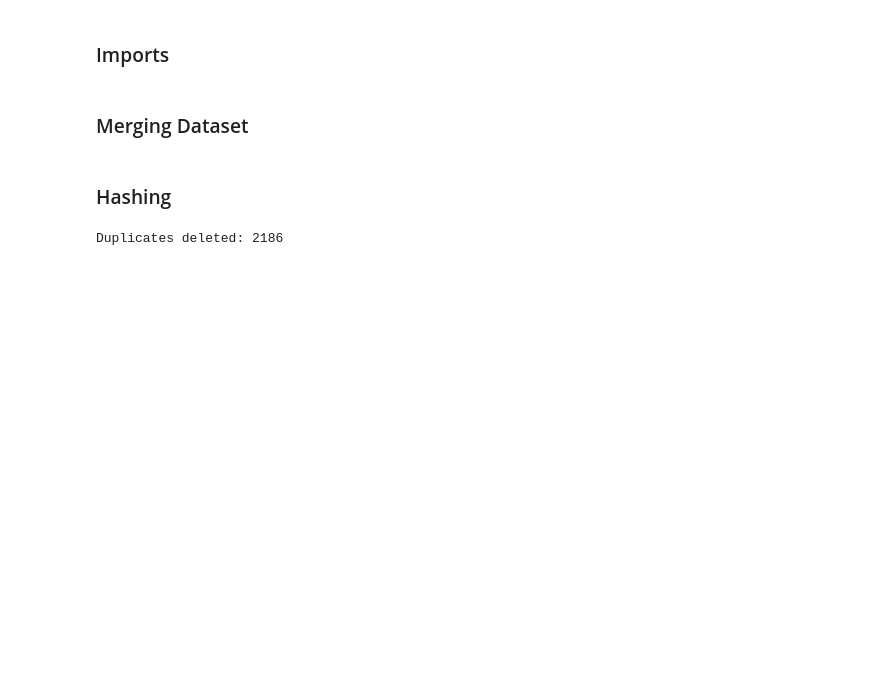
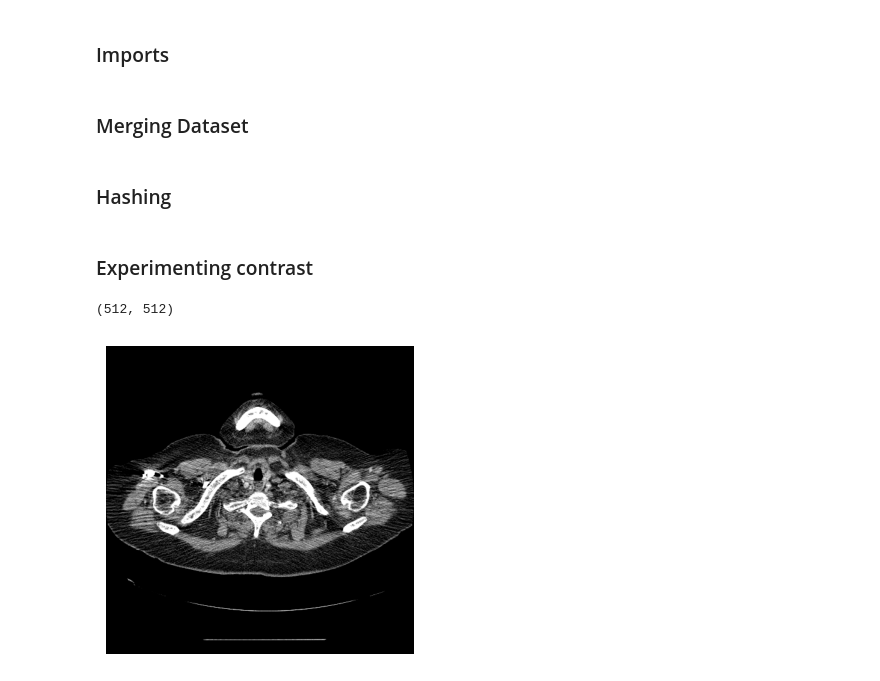
Before and after one commit to R-Mahin/Multi-Class-Lung-Cancer---2D, a Jupyter notebook: src/model.ipynb, the cells around one changed output. Drawn from its saved outputs; the diff is of its cells as text; code cells hidden in the pictures; blank space fills up the shorter version.

```diff
--- a/src/model.ipynb
+++ b/src/model.ipynb
@@ -63,38 +66,53 @@ if run_this_cell:
 # %% [markdown]
 ### Hashing
 # %%
-base_dir = r"D:\lung c. thesis 2d\data\merged_data"
-classes = ["N", "B", "M"]
+run_this_cell = False
 
-hashes = set()
-deleted = 0
+if run_this_cell:
+    base_dir = r"D:\lung c. thesis 2d\data\merged_data"
+    classes = ["N", "B", "M"]
 
-def file_hash(path):
-    h = hashlib.md5()
-    with open(path, "rb") as f:
-        h.update(f.read())
-    return h.hexdigest()
+    hashes = set()
+    deleted = 0
 
-for cls in classes:
-    folder = os.path.join(base_dir, cls)
+    def file_hash(path):
+        h = hashlib.md5()
+        with open(path, "rb") as f:
+            h.update(f.read())
+        return h.hexdigest()
 
-    for file in os.listdir(folder):
-        path = os.path.join(folder, file)
+    for cls in classes:
+        folder = os.path.join(base_dir, cls)
 
-        if not os.path.isfile(path):
-            continue
+        for file in os.listdir(folder):
+            path = os.path.join(folder, file)
 
-        try:
-            h = file_hash(path)
-        except:
-            continue
+            if not os.path.isfile(path):
+                continue
 
-        if h in hashes:
-            os.remove(path)
-            deleted += 1
-        else:
-            hashes.add(h)
+            try:
+                h = file_hash(path)
+            except:
+                continue
 
-print("Duplicates deleted:", deleted)
+            if h in hashes:
+                os.remove(path)
+                deleted += 1
+            else:
+                hashes.add(h)
+
+    print("Duplicates deleted:", deleted)
-# %% [output]
-Duplicates deleted: 2186
+# %% [markdown]
+### Experimenting contrast
+# %%
+img = cv2.imread(r"D:\lung c. thesis 2d\data\Test dataset\D - 1_1.png", cv2.IMREAD_GRAYSCALE)
+print(img.shape)
+# %% [output]
+(512, 512)
+# %%
+plt.figure(figsize=(4,4))
+plt.imshow(img, cmap="gray")
+plt.axis("off")
+plt.show()
+# %% [output]
+[figure, added]
```
Also changed, not shown: parts of 9 cells of this notebook.
